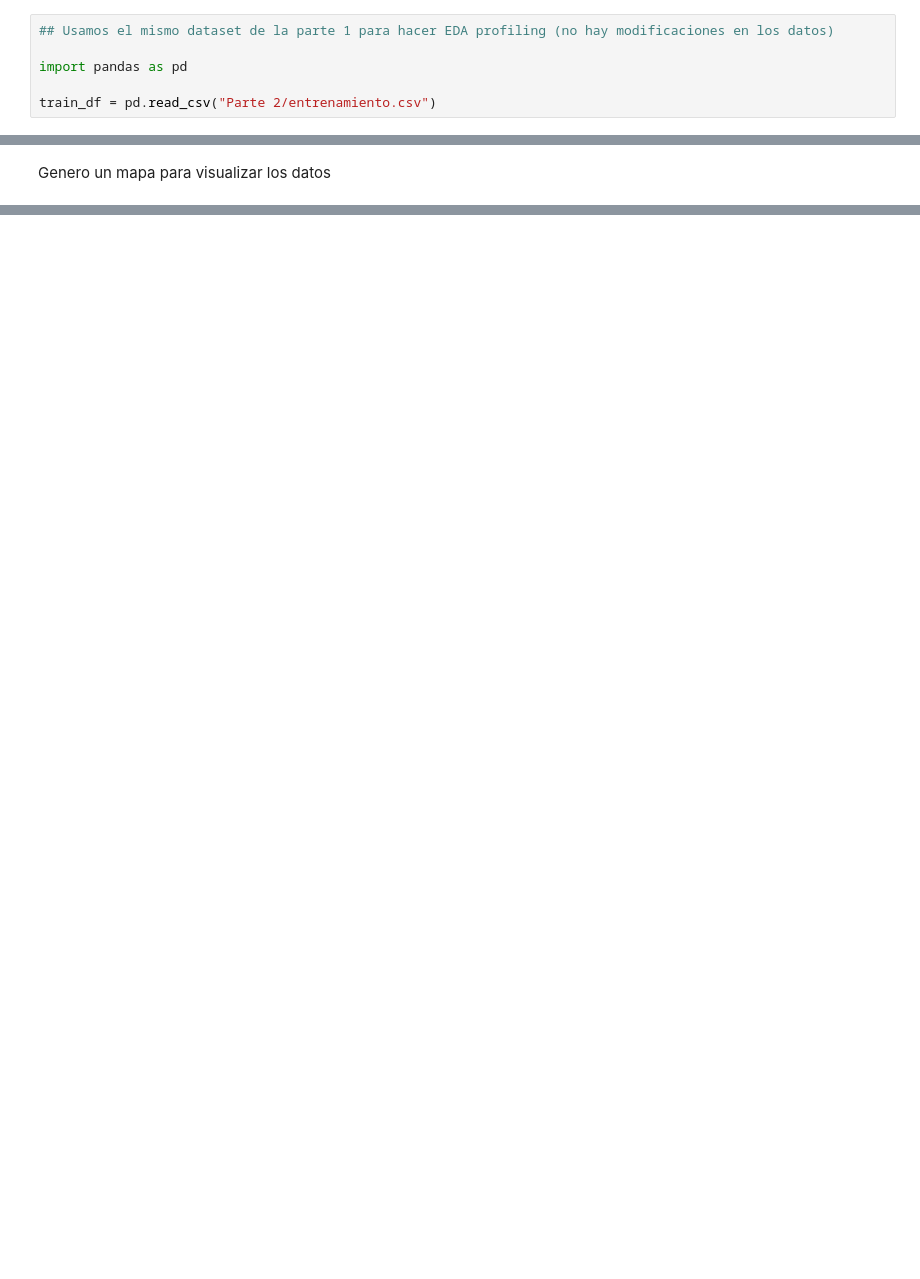
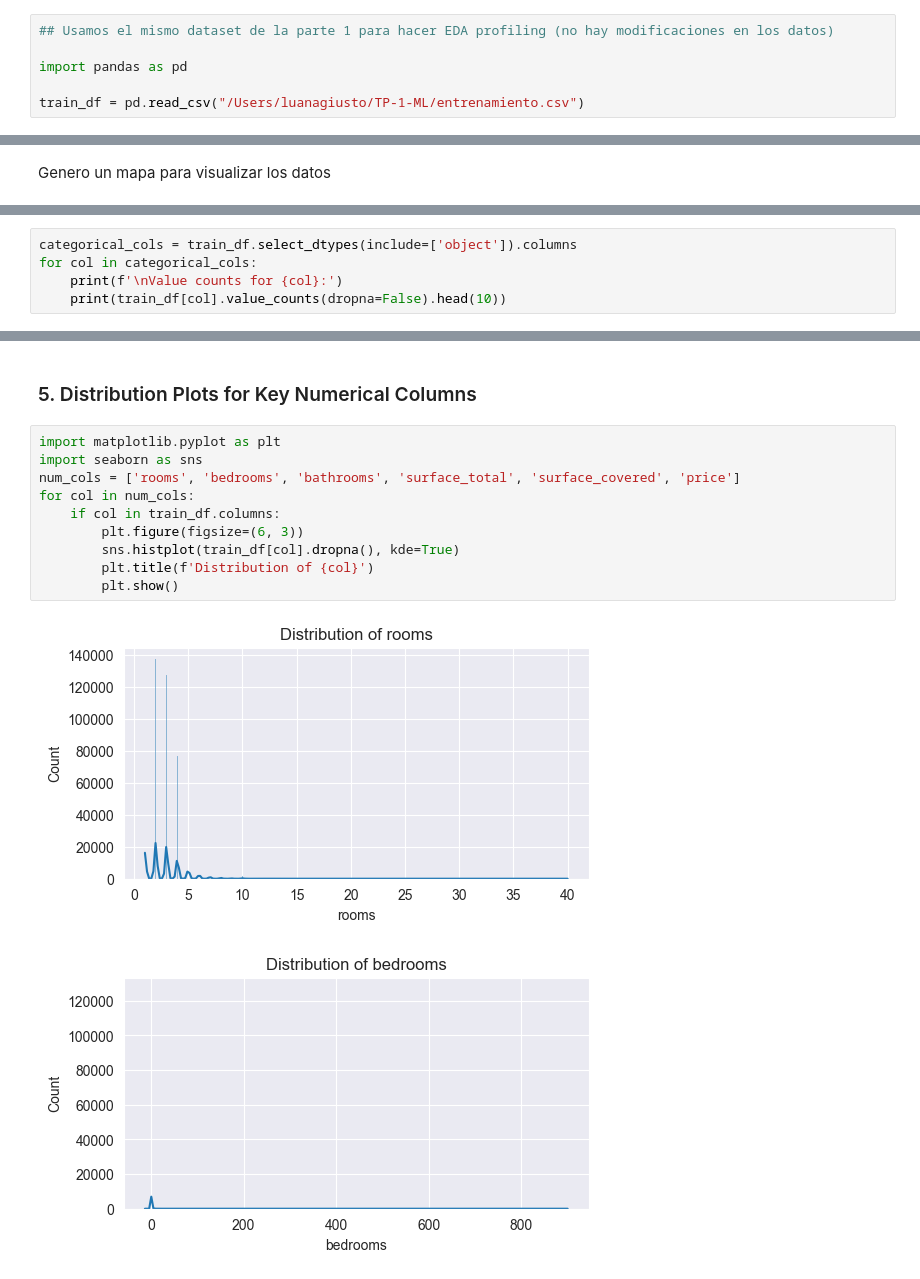
Before and after one commit to aguscanter97/TP-1-ML, a Jupyter notebook: 2.2.0. EDA.ipynb, the cells around one changed output, grey strips where cells are left out. Saved outputs shown, nothing was run; the diff lists cells and outputs as text; blank space fills up the shorter version.

Commit message:
EDA inicial Parte 2

```diff
--- a/2.2.0. EDA.ipynb
+++ b/2.2.0. EDA.ipynb
@@ -5,4 +5,4 @@
 
 import pandas as pd
 
-train_df = pd.read_csv("Parte 2/entrenamiento.csv")
+train_df = pd.read_csv("/Users/luanagiusto/TP-1-ML/entrenamiento.csv")
@@ -92,0 +166,5 @@ OK → mapa_propiedades_sin_cluster.html
+# %%
+categorical_cols = train_df.select_dtypes(include=['object']).columns
+for col in categorical_cols:
+    print(f'\nValue counts for {col}:')
+    print(train_df[col].value_counts(dropna=False).head(10))
@@ -92,0 +189,15 @@ OK → mapa_propiedades_sin_cluster.html
+# %% [markdown]
+### 5. Distribution Plots for Key Numerical Columns
+# %%
+import matplotlib.pyplot as plt
+import seaborn as sns
+num_cols = ['rooms', 'bedrooms', 'bathrooms', 'surface_total', 'surface_covered', 'price']
+for col in num_cols:
+    if col in train_df.columns:
+        plt.figure(figsize=(6, 3))
+        sns.histplot(train_df[col].dropna(), kde=True)
+        plt.title(f'Distribution of {col}')
+        plt.show()
+# %% [output]
+[figure, added]
+[figure, added]
```
Also changed, not shown: parts of 14 cells of this notebook.
